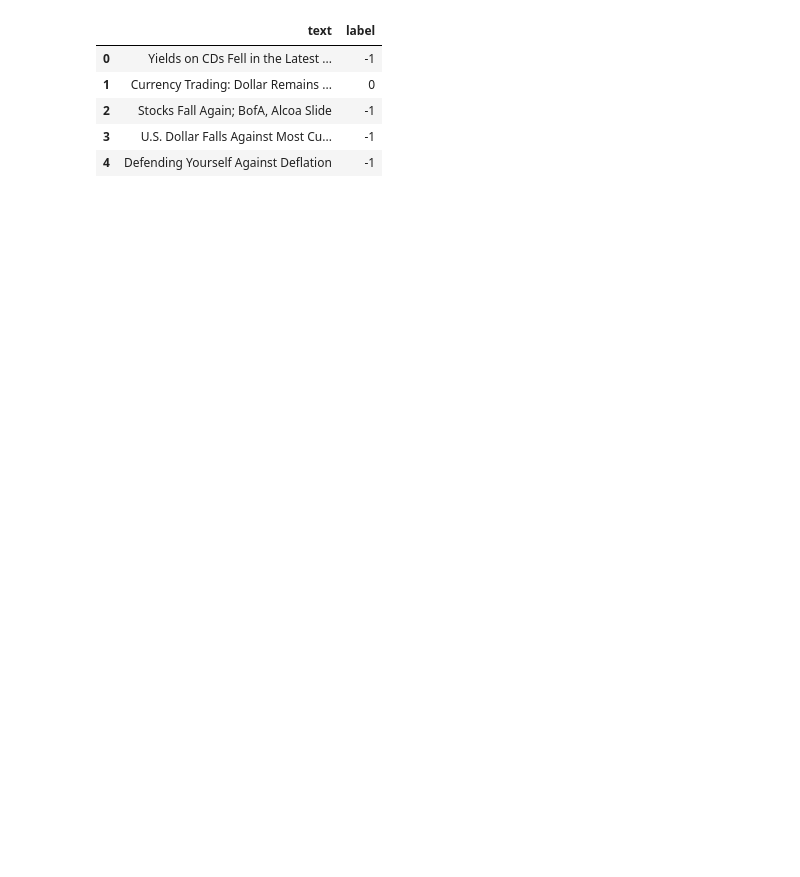
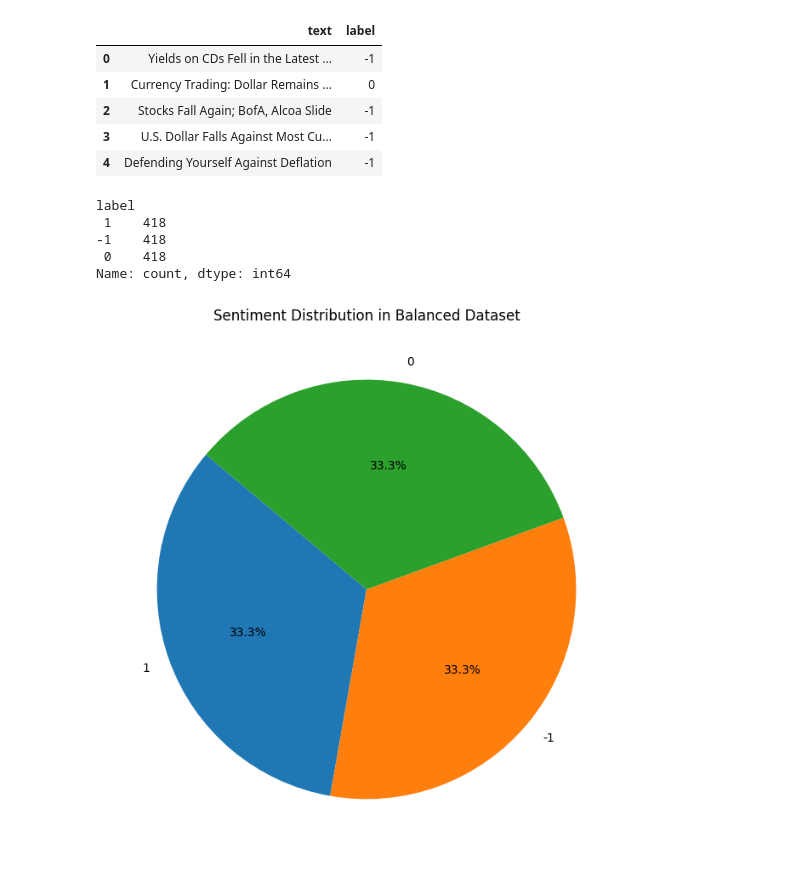
Before and after one commit to dgampa/NLP-Final-Project, a Jupyter notebook: BERT_Headline_Sentiment_Classification.ipynb, the cells around one changed output. Saved outputs shown, nothing was run; the diff lists cells and outputs as text; code cells hidden in the pictures; blank space fills up the shorter version.

```diff
--- a/BERT_Headline_Sentiment_Classification.ipynb
+++ b/BERT_Headline_Sentiment_Classification.ipynb
@@ -42,6 +25,38 @@ df.head()
 | 2 | Stocks Fall Again; BofA, Alcoa Slide | -1 |
 | 3 | U.S. Dollar Falls Against Most Cu... | -1 |
 | 4 | Defending Yourself Against Deflation | -1 |
+# %%
+# Get the counts of each sentiment class
+class_counts = df['label'].value_counts()
+
+# Ensure class balance by sampling an equal number of rows for each sentiment
+target_count = class_counts.min()  # Minimum count across the classes
+df_neg = df[df['label'] == -1].sample(target_count, random_state=42)
+df_neutral = df[df['label'] == 0].sample(target_count, random_state=42)
+df_pos = df[df['label'] == 1].sample(target_count, random_state=42)
+
+# Combine the sampled data to create a balanced dataset
+df_balanced = pd.concat([df_neg, df_neutral, df_pos])
+
+# Shuffle the dataset to mix the classes
+df_balanced = df_balanced.sample(frac=1, random_state=42).reset_index(drop=True)
+
+# Count the occurrences of each sentiment
+sentiment_counts = df_balanced['label'].value_counts()
+print(sentiment_counts)
+
+# Plot the pie chart
+plt.figure(figsize=(8, 8))
+plt.pie(sentiment_counts, labels=sentiment_counts.index, autopct='%1.1f%%', startangle=140)
+plt.title('Sentiment Distribution in Balanced Dataset')
+plt.show()
+# %% [output]
+label
+ 1    418
+-1    418
+ 0    418
+Name: count, dtype: int64
+[figure, added]
 # %%
 class FinancialNewsDataset(Dataset):
     def __init__(self, texts, labels, tokenizer, max_length=128):
```
Also changed, not shown: parts of 5 cells of this notebook.
